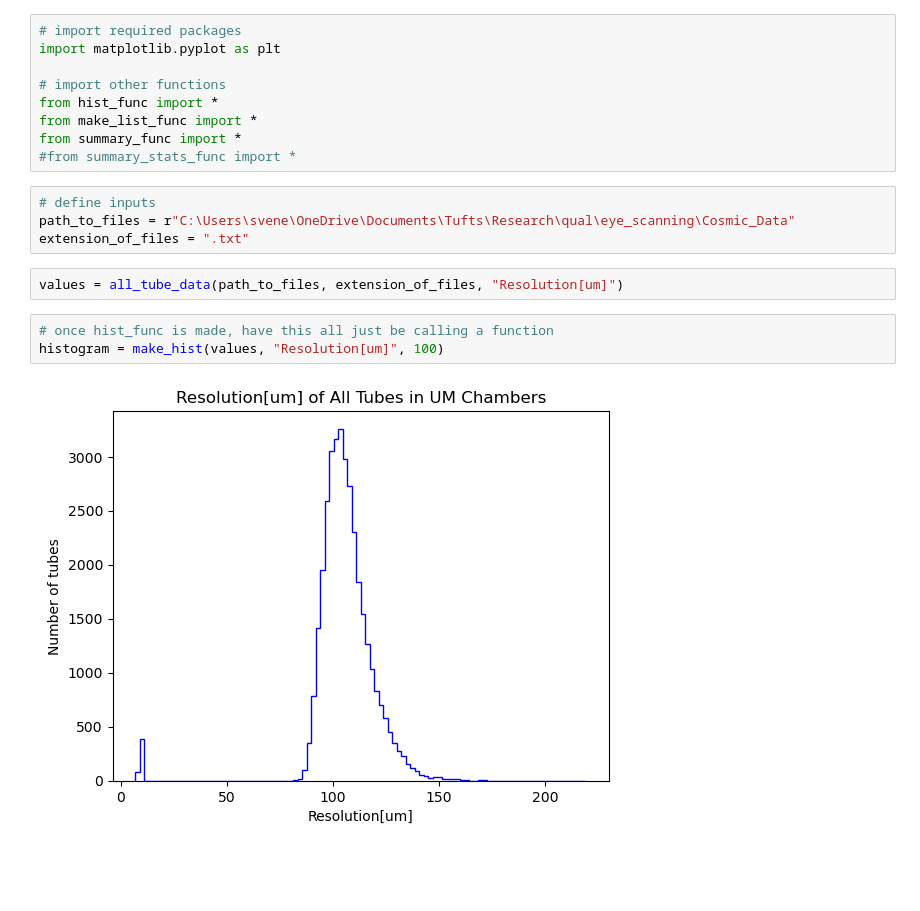
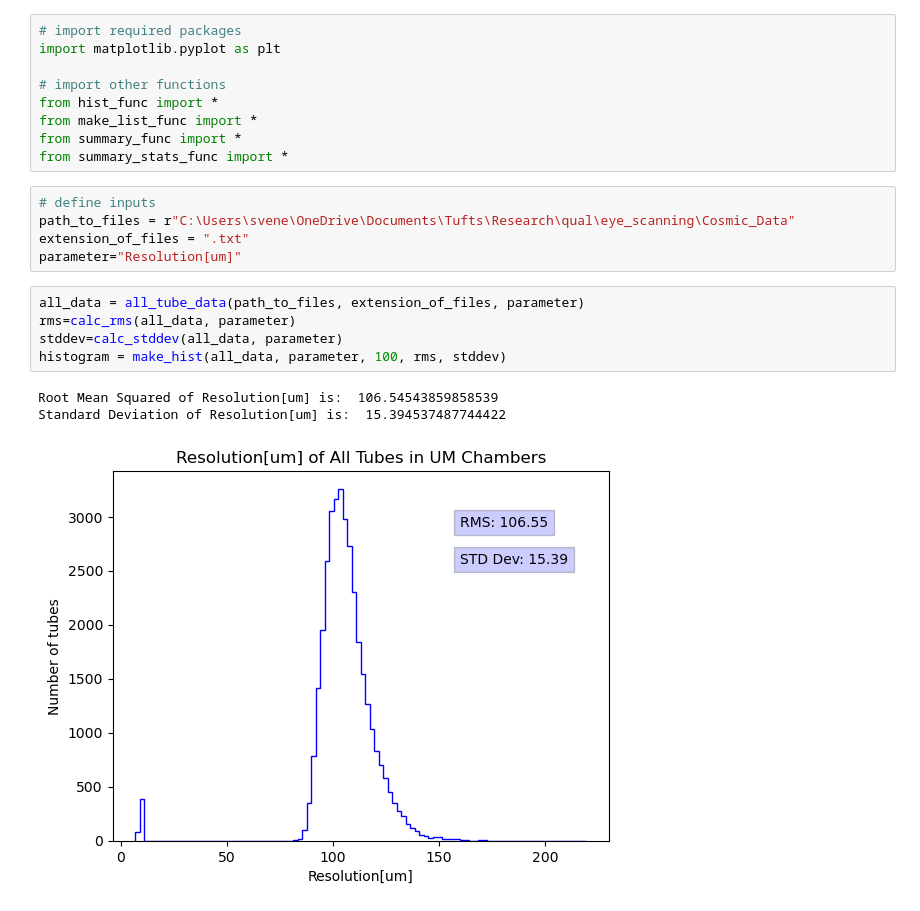
Before and after one commit to samuelvenetianer/sMDTcertification, a Jupyter notebook: summarize.ipynb, the cells around one changed output. Drawn from its saved outputs; the diff is of its cells as text; blank space fills up the shorter version.

Commit message:
Add stats and display on hist

```diff
--- a/summarize.ipynb
+++ b/summarize.ipynb
@@ -6,15 +6,18 @@ import matplotlib.pyplot as plt
 from hist_func import *
 from make_list_func import *
 from summary_func import *
-#from summary_stats_func import *
+from summary_stats_func import *
 # %%
 # define inputs
 path_to_files = r"C:\Users\svene\OneDrive\Documents\Tufts\Research\qual\eye_scanning\Cosmic_Data"
 extension_of_files = ".txt"
+parameter="Resolution[um]"
-# %%
-values = all_tube_data(path_to_files, extension_of_files, "Resolution[um]")
-# %%
-# once hist_func is made, have this all just be calling a function
-histogram = make_hist(values, "Resolution[um]", 100)
-# %% [output]
-[figure, removed]
+# %%
+all_data = all_tube_data(path_to_files, extension_of_files, parameter)
+rms=calc_rms(all_data, parameter)
+stddev=calc_stddev(all_data, parameter)
+histogram = make_hist(all_data, parameter, 100, rms, stddev)
+# %% [output]
+Root Mean Squared of Resolution[um] is:  106.54543859858539
+Standard Deviation of Resolution[um] is:  15.394537487744422
+[figure, added]
```
Also changed, not shown: parts of 1 cell of this notebook, 2 other files.
